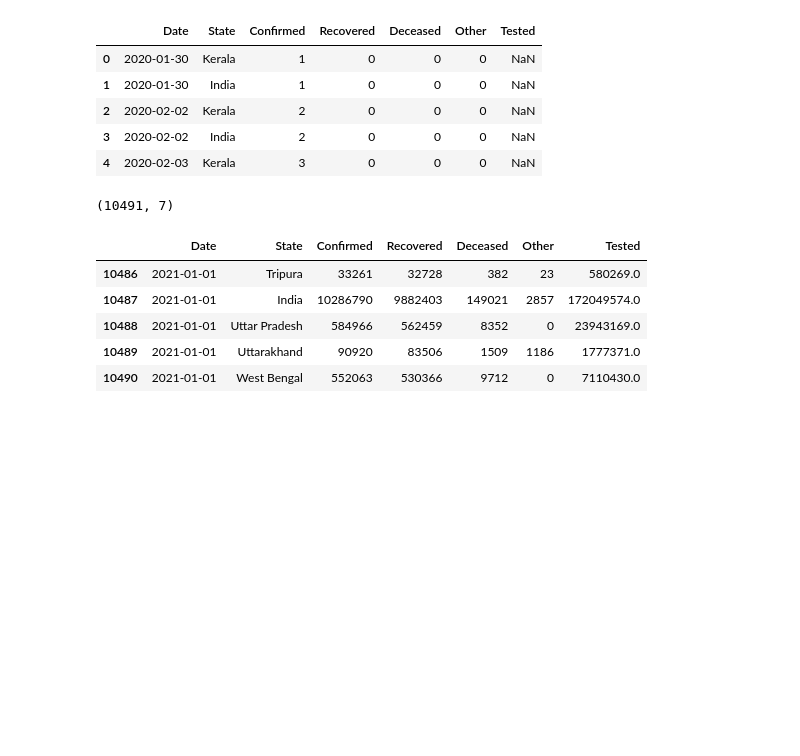
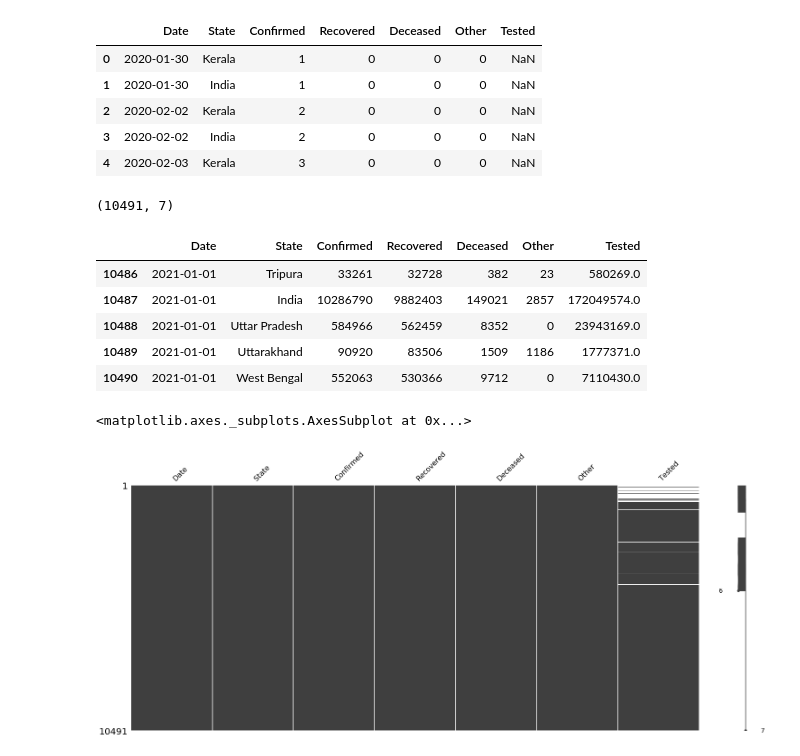
Before and after one commit to enumulak/EK_ML, a Jupyter notebook: Projects/Covid19_India/dry_run_covid19_india_org.ipynb, the cells around one changed output. Cells and saved outputs as stored; diff of their text form; code cells hidden in the pictures; blank space fills up the shorter version.

```diff
--- a/Projects/Covid19_India/dry_run_covid19_india_org.ipynb
+++ b/Projects/Covid19_India/dry_run_covid19_india_org.ipynb
@@ -43,3 +43,9 @@ st_copy.tail()
 | 10488 | 2021-01-01 | Uttar Pradesh | 584966 | 562459 | 8352 | 0 | 23943169.0 |
 | 10489 | 2021-01-01 | Uttarakhand | 90920 | 83506 | 1509 | 1186 | 1777371.0 |
 | 10490 | 2021-01-01 | West Bengal | 552063 | 530366 | 9712 | 0 | 7110430.0 |
+# %%
+# Check Null / Missing Values
+mns.matrix(st_copy)
+# %% [output]
+<matplotlib.axes._subplots.AxesSubplot at 0x...>
+[figure, added]
```
Also changed, not shown: parts of 16 cells of this notebook.
